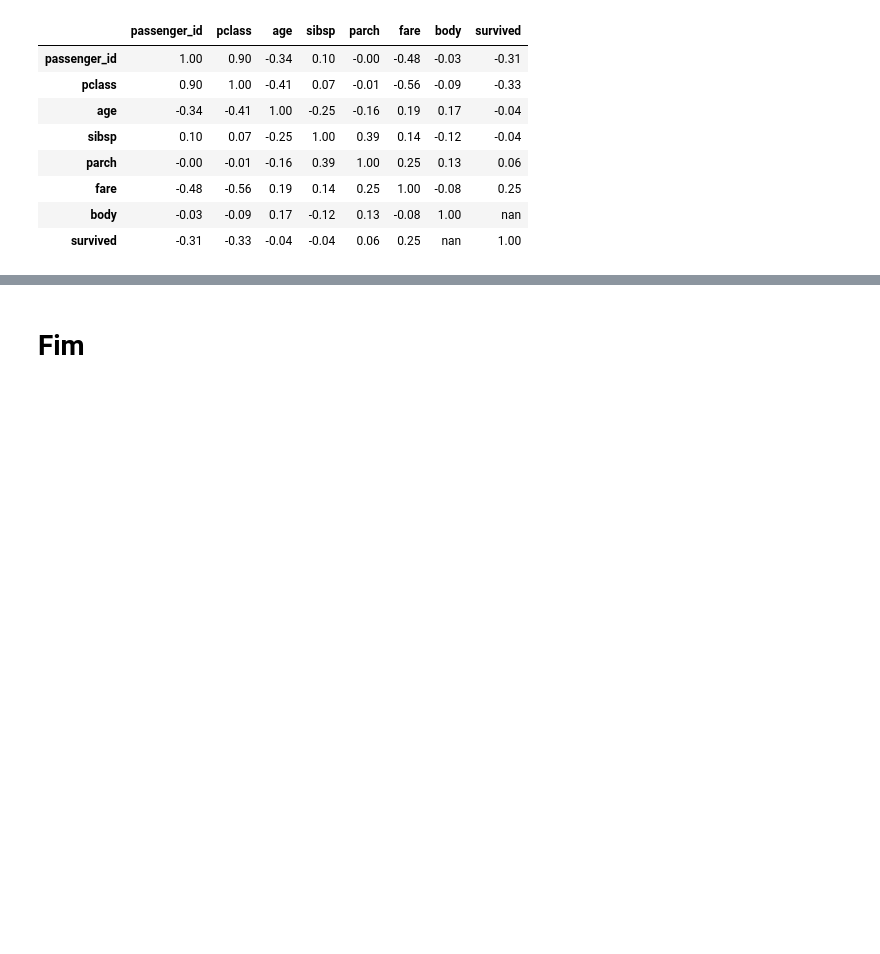
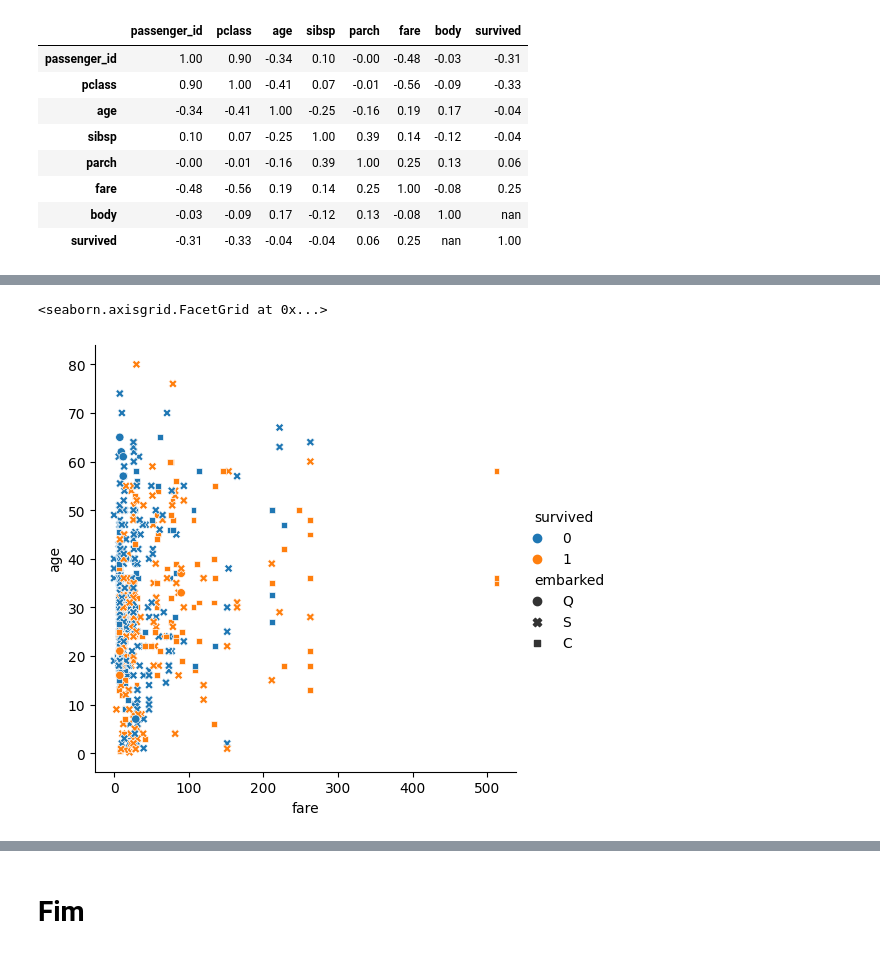
Before and after one commit to Victor-Fiamoncini/atv_ml_01, a Jupyter notebook: src/Exercícios Análise Exploratória.ipynb, the cells around one changed output, grey strips where cells are left out. Saved outputs shown, nothing was run; the diff lists cells and outputs as text; code cells hidden in the pictures; blank space fills up the shorter version.

```diff
--- a/src/Exercícios Análise Exploratória.ipynb
+++ b/src/Exercícios Análise Exploratória.ipynb
@@ -306,0 +317,6 @@ matriz_correlacao.style.background_gradient(cmap='coolwarm').set_precision(2)
+# %%
+# Item 06 e 07 - Parte 3 - Valor da taxa pela idade destacando os sobreviventes e não sobreviventes junto com o porto de embarque (vendo se poderia ter alguma relação, talvez passageiros de determinadas regiões poderiam hospedadas em lugares mais críticos do titanic no momento do acidente)
+sns.relplot(data=titanic, x='fare', y='age', hue='survived', style='embarked')
+# %% [output]
+<seaborn.axisgrid.FacetGrid at 0x...>
+[figure, added]
```
Also changed, not shown: parts of 5 cells of this notebook.
